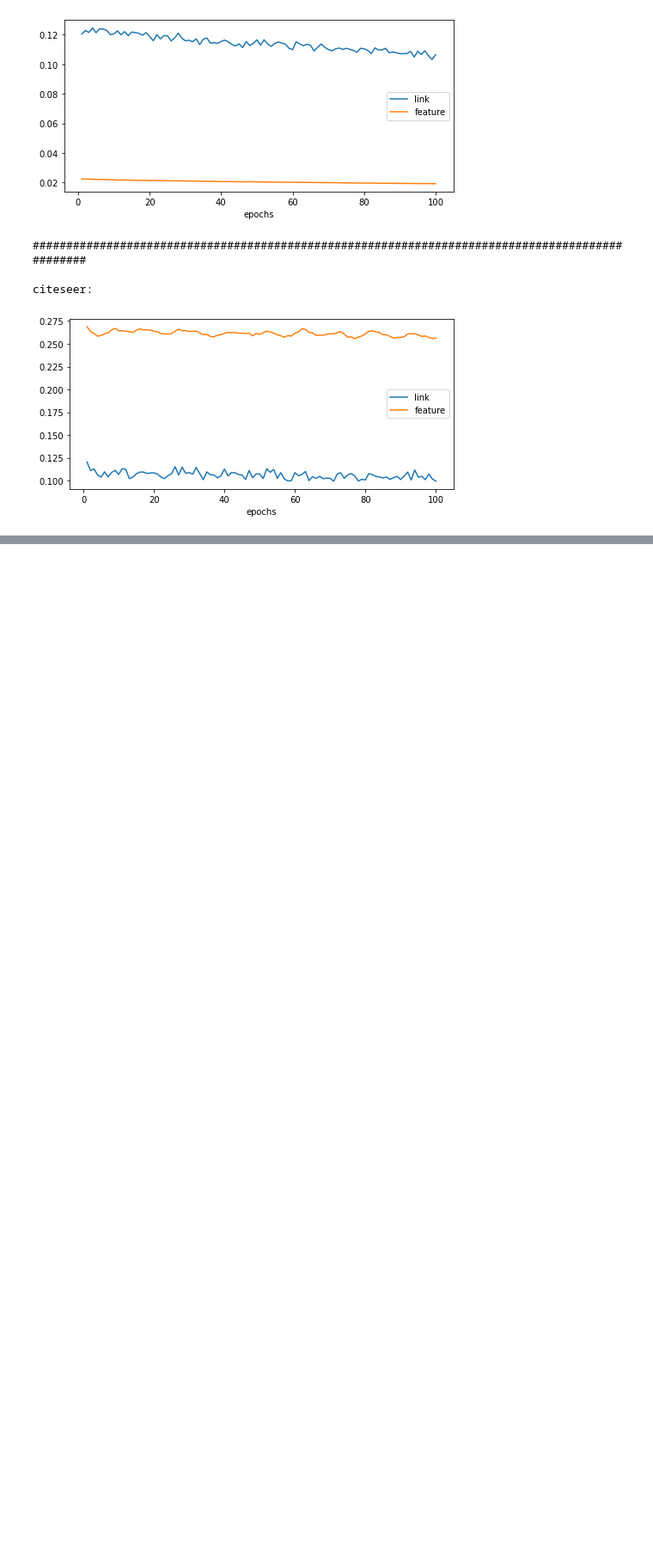
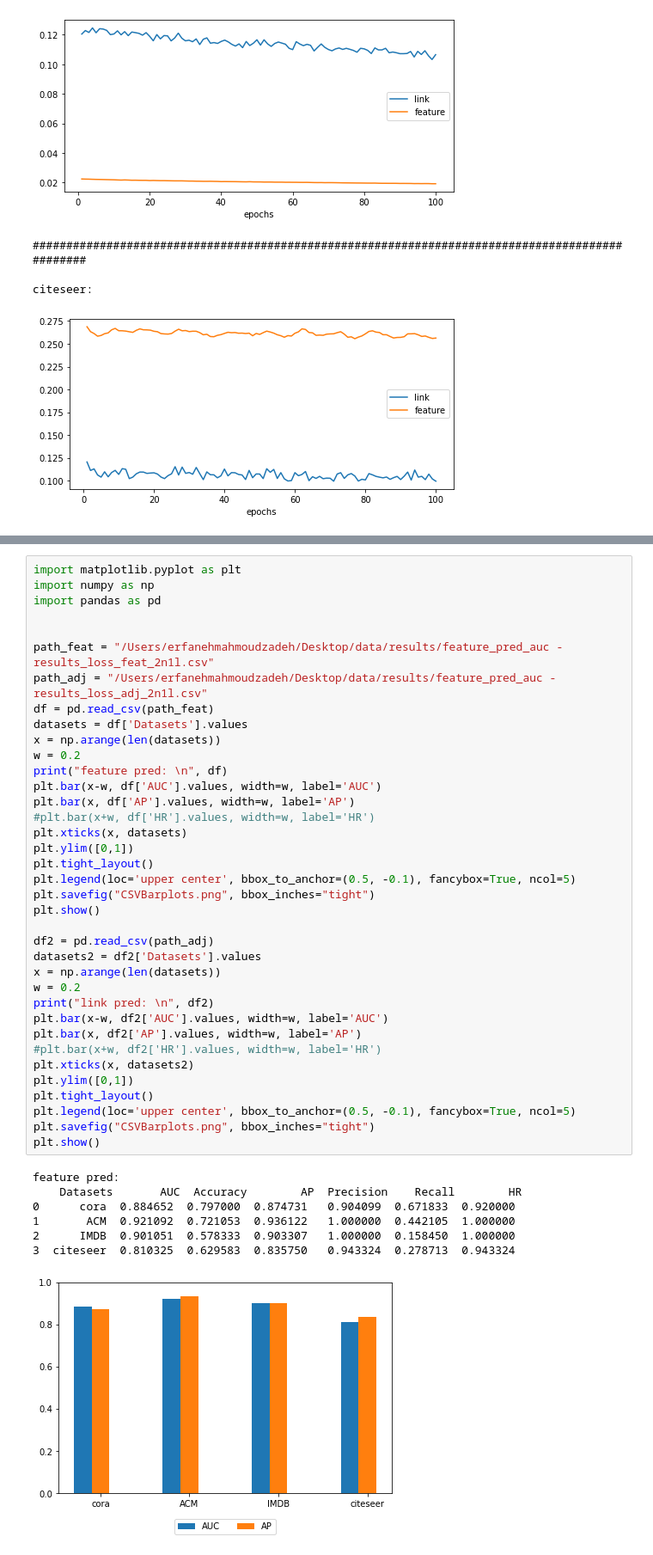
Before and after one commit to erfmah/Inductive_Learining, a Jupyter notebook: feat_pred.ipynb, the cells around one changed output, grey strips where cells are left out. Shown at 86% size. Cells and saved outputs as stored; diff of their text form; blank space fills up the shorter version.

```diff
--- a/feat_pred.ipynb
+++ b/feat_pred.ipynb
@@ -966,0 +1113,45 @@ link pred:
+# %%
+import matplotlib.pyplot as plt
+import numpy as np
+import pandas as pd
+
+
+path_feat = "/Users/erfanehmahmoudzadeh/Desktop/data/results/feature_pred_auc - results_loss_feat_2n1l.csv"
+path_adj = "/Users/erfanehmahmoudzadeh/Desktop/data/results/feature_pred_auc - results_loss_adj_2n1l.csv"
+df = pd.read_csv(path_feat)
+datasets = df['Datasets'].values
+x = np.arange(len(datasets))
+w = 0.2
+print("feature pred: \n", df)
+plt.bar(x-w, df['AUC'].values, width=w, label='AUC')
+plt.bar(x, df['AP'].values, width=w, label='AP')
+#plt.bar(x+w, df['HR'].values, width=w, label='HR')
+plt.xticks(x, datasets)
+plt.ylim([0,1])
+plt.tight_layout()
+plt.legend(loc='upper center', bbox_to_anchor=(0.5, -0.1), fancybox=True, ncol=5)
+plt.savefig("CSVBarplots.png", bbox_inches="tight")
+plt.show()
+
+df2 = pd.read_csv(path_adj)
+datasets2 = df2['Datasets'].values
+x = np.arange(len(datasets))
+w = 0.2
+print("link pred: \n", df2)
+plt.bar(x-w, df2['AUC'].values, width=w, label='AUC')
+plt.bar(x, df2['AP'].values, width=w, label='AP')
+#plt.bar(x+w, df2['HR'].values, width=w, label='HR')
+plt.xticks(x, datasets2)
+plt.ylim([0,1])
+plt.tight_layout()
+plt.legend(loc='upper center', bbox_to_anchor=(0.5, -0.1), fancybox=True, ncol=5)
+plt.savefig("CSVBarplots.png", bbox_inches="tight")
+plt.show()
+# %% [output]
+feature pred:
+    Datasets       AUC  Accuracy        AP  Precision    Recall        HR
+0      cora  0.884652  0.797000  0.874731   0.904099  0.671833  0.920000
+1       ACM  0.921092  0.721053  0.936122   1.000000  0.442105  1.000000
+2      IMDB  0.901051  0.578333  0.903307   1.000000  0.158450  1.000000
+3  citeseer  0.810325  0.629583  0.835750   0.943324  0.278713  0.943324
+[figure, added]
```
Also changed, not shown: parts of 9 cells of this notebook, 17 other files.
